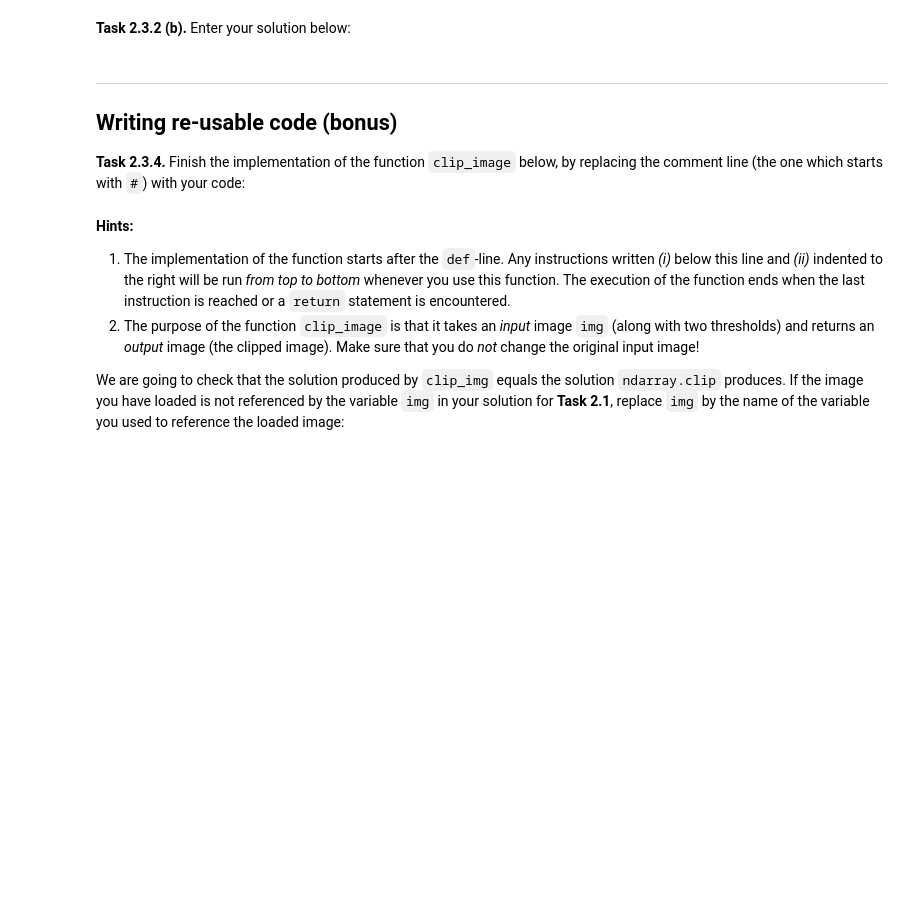
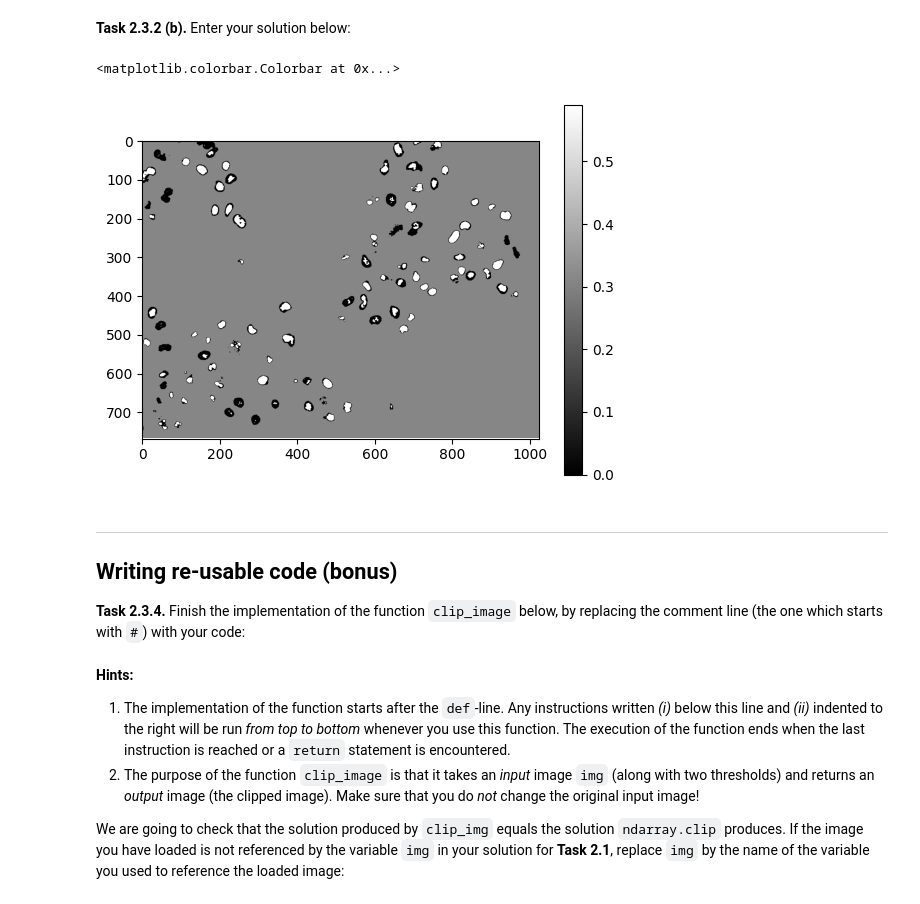
Before and after one commit to Theresa-F/mobi-fs3-python, a Jupyter notebook: task2.ipynb, the cells around one changed output. Saved outputs shown, nothing was run; the diff lists cells and outputs as text; code cells hidden in the pictures; blank space fills up the shorter version.

```diff
--- a/task2.ipynb
+++ b/task2.ipynb
@@ -62,3 +69,16 @@ plt.colorbar()
 ### Not using the `ndarray.clip` method
 # %% [markdown]
 **<a id="#">Task 2.3.2 (a).</a>** Enter your solution below:
+# %%
+img2 = numpy.zeros(img.shape)
+for row in range(0,img.shape[0]):
+    for col in range(0, img.shape[1]):
+        if (img[row, col] >= T2):
+            img2[row, col] = T2
+        elif (img[row, col] <= T1):
+            img2[row, col] = T1
+        else:
+            img2[row, col] = img[row, col]
+
+plt.imshow(img2, 'grey')
+plt.colorbar()
@@ -65,5 +88,21 @@ plt.colorbar()
 # %% [markdown]
 **<a id="#">Task 2.3.2 (b).</a>** Enter your solution below:
+# %%
+img3 = img.copy()
+
+for pixel in numpy.ndindex(img.shape):
+    if (img[pixel] >= T2):
+        img3[pixel] = T2
+    elif (img[pixel] <= T1):
+        img3[pixel] = T1
+    else:
+        img3[pixel] = img[row, col]
+
+plt.imshow(img3, 'grey')
+plt.colorbar()
+# %% [output]
+<matplotlib.colorbar.Colorbar at 0x...>
+[figure, added]
 # %% [markdown]
 ---
 
```
Also changed, not shown: parts of 2 cells of this notebook.
